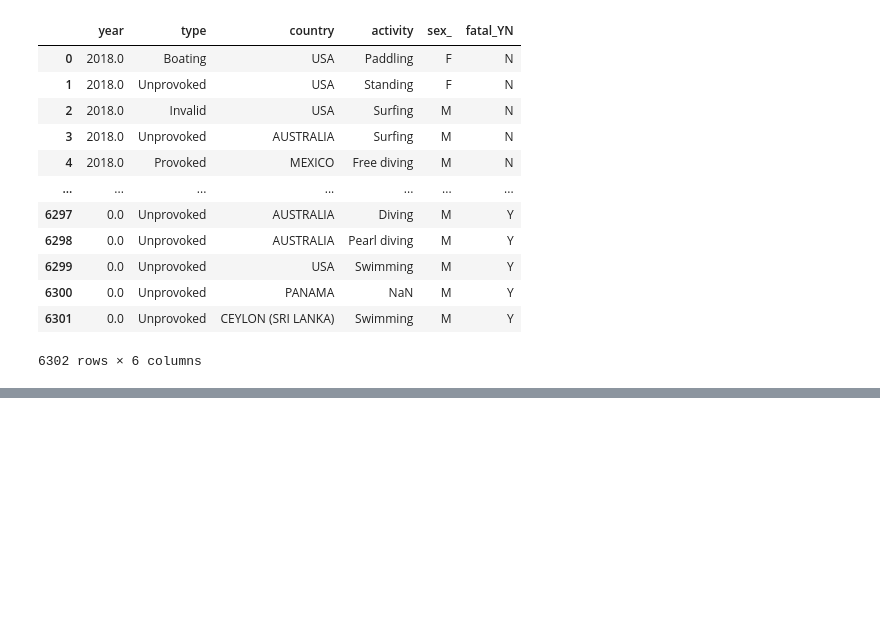
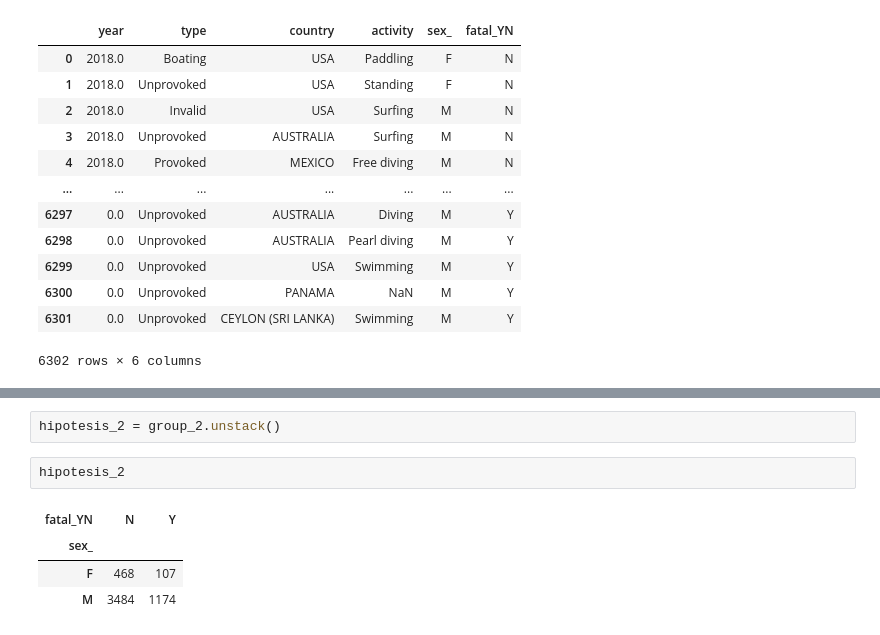
Before and after one commit to AntonioLopga12/-pandas-projec-, a Jupyter notebook: Exploracion_analisis_limpieza_proyecto_pandas.ipynb, the cells around one changed output, grey strips where cells are left out. Drawn from its saved outputs; the diff is of its cells as text; blank space fills up the shorter version.

```diff
--- a/Untitled.ipynb
+++ b/Exploracion_analisis_limpieza_proyecto_pandas.ipynb
@@ -480,0 +495,9 @@ shark
+# %%
+hipotesis_2 = group_2.unstack()
+# %%
+hipotesis_2
+# %% [output]
+| fatal_YN | N | Y |
+| sex_ |  |  |
+| F | 468 | 107 |
+| M | 3484 | 1174 |
```
Also changed, not shown: parts of 38 cells of this notebook, 3 other files.
